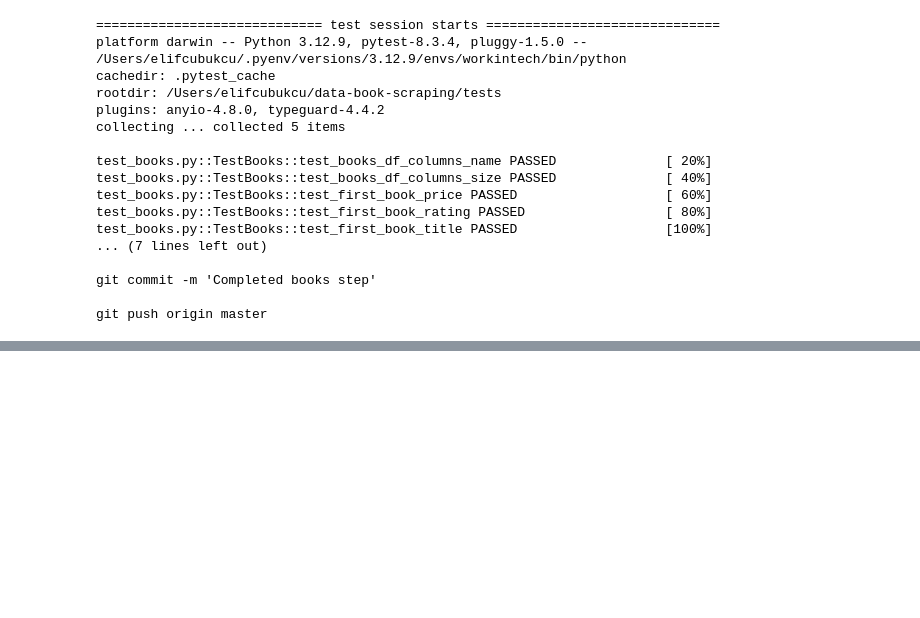
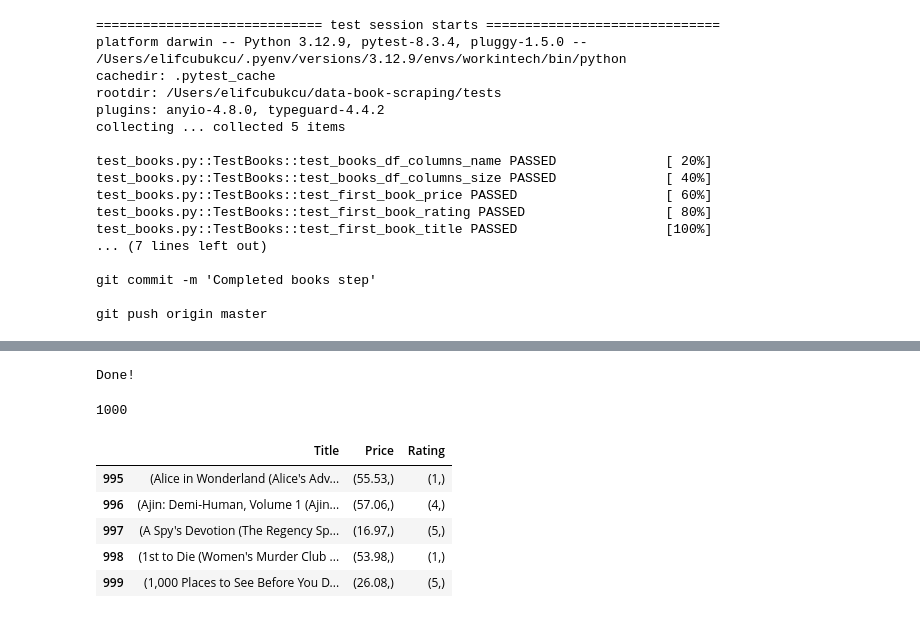
Before and after one commit to elifcubukcu18/data-book-scraping, a Jupyter notebook: scraping.ipynb, the cells around one changed output, grey strips where cells are left out. Cells and saved outputs as stored; diff of their text form; code cells hidden in the pictures; blank space fills up the shorter version.

```diff
--- a/scraping.ipynb
+++ b/scraping.ipynb
@@ -196,0 +231,4 @@ git push origin master
+# %%
+page = 1
+url = f"http://books.toscrape.com/catalogue/page-{page}.html"
+url
@@ -196,0 +260,30 @@ git push origin master
+# %%
+all_books_dict = { 'Title': [], 'Price': [], 'Rating': [] }
+for page in range(1, MAX_PAGE + 1):
+    url = f"http://books.toscrape.com/catalogue/page-{page}.html"
+    response = requests.get(url)
+    soup = BeautifulSoup(response.content, "html.parser")
+    for book in soup.find_all("article", class_="product_pod"):
+            title = book.find("h3").find("a")["title"],
+            price = float(book.find("p", class_="price_color").text.strip("£")),
+            rating = parse_rating(book.find("p", class_="star-rating")),
+            all_books_dict["Title"].append(title),
+            all_books_dict["Price"].append(price),
+            all_books_dict["Rating"].append(rating)
+print("Done!")
+# %% [output]
+Done!
+# %%
+len(all_books_dict["Title"])
+# %% [output]
+1000
+# %%
+all_books_df = pd.DataFrame.from_dict(all_books_dict)
+all_books_df.tail()
+# %% [output]
+|  | Title | Price | Rating |
+| 995 | (Alice in Wonderland (Alice's Adv... | (55.53,) | (1,) |
+| 996 | (Ajin: Demi-Human, Volume 1 (Ajin... | (57.06,) | (4,) |
+| 997 | (A Spy's Devotion (The Regency Sp... | (16.97,) | (5,) |
+| 998 | (1st to Die (Women's Murder Club ... | (53.98,) | (1,) |
+| 999 | (1,000 Places to See Before You D... | (26.08,) | (5,) |
```
Also changed, not shown: parts of 16 cells of this notebook.
